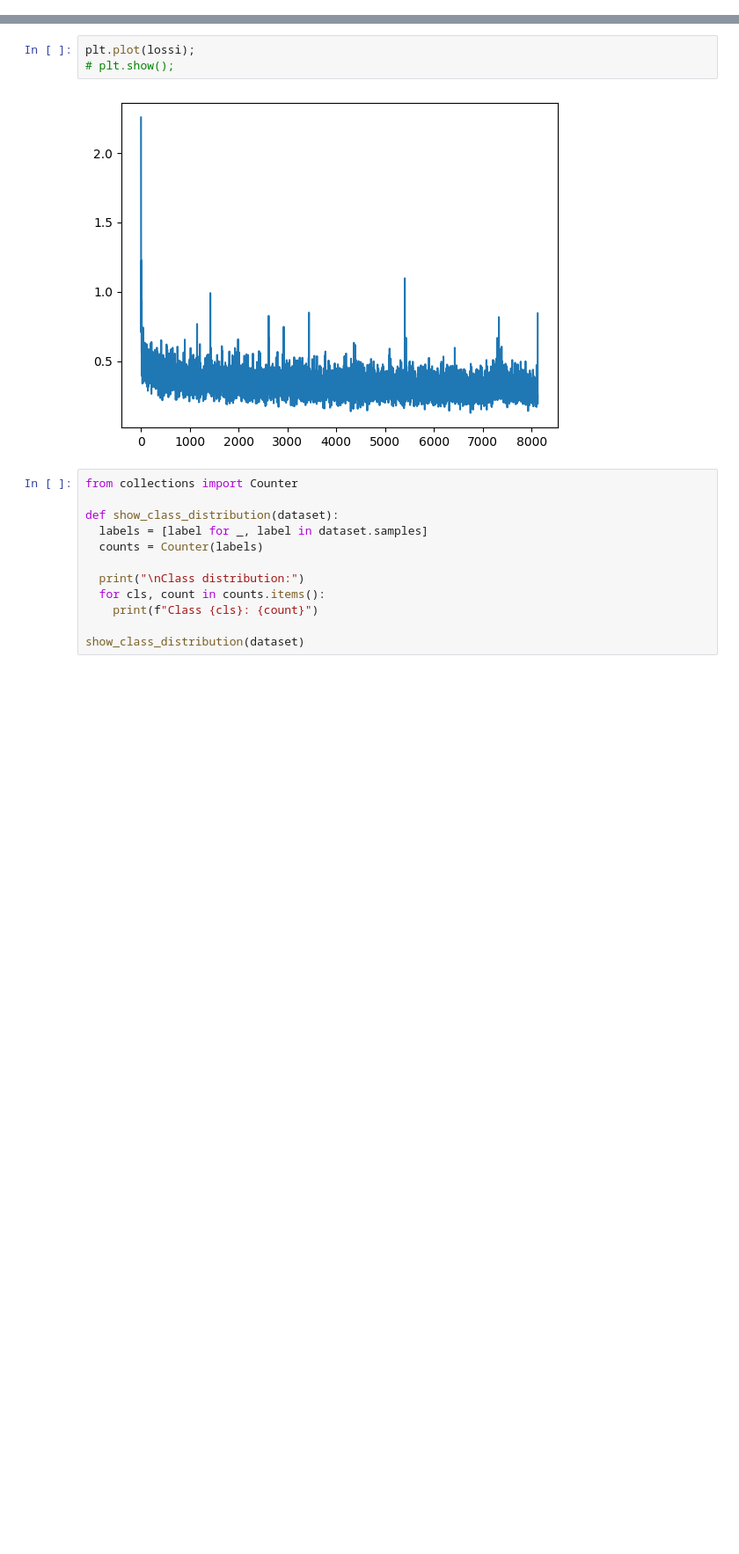
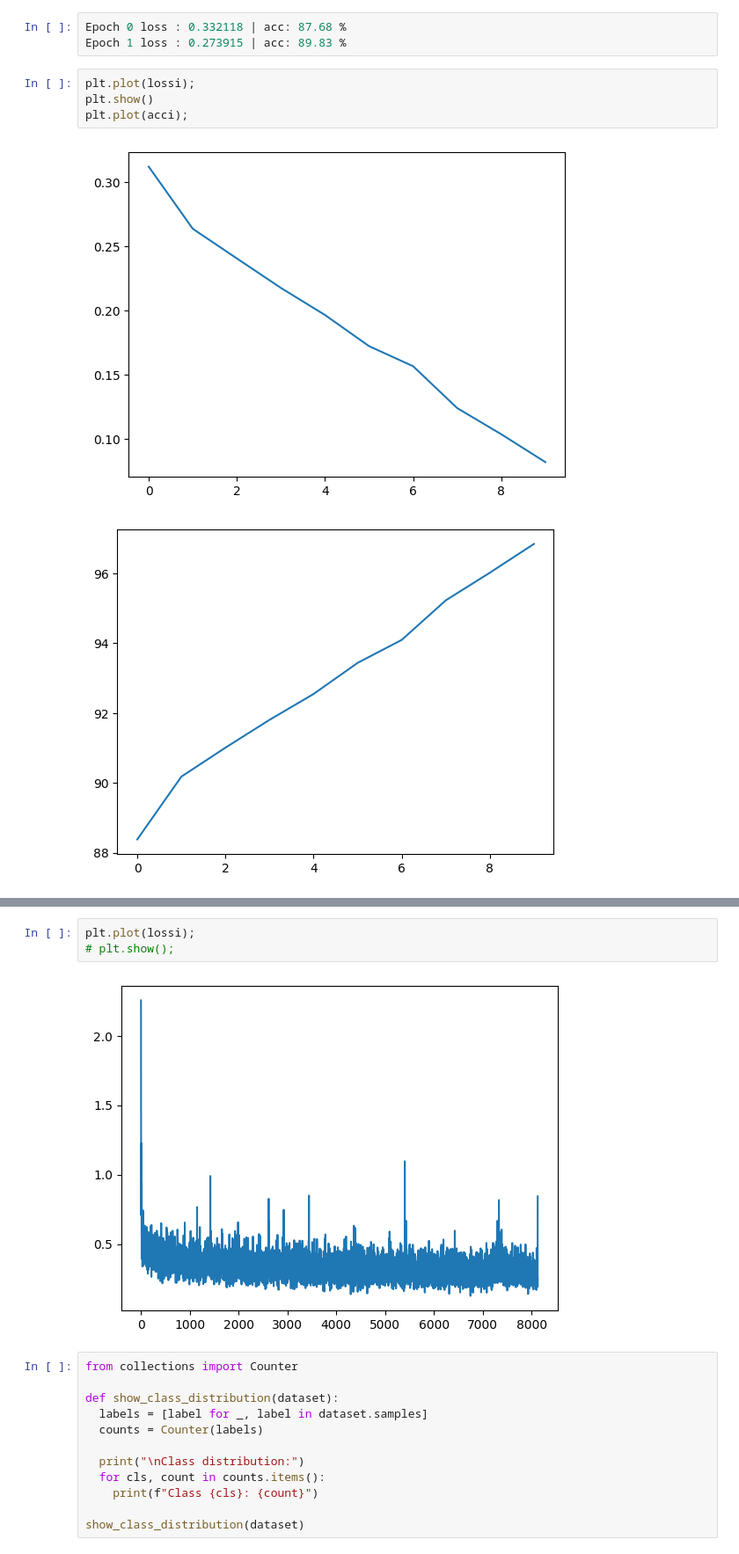
Before and after one commit to kpetrakis-eden/ml-sandbox, a Jupyter notebook: notebooks/Classification.ipynb, the cells around one changed output, grey strips where cells are left out. Shown at 88% size. Saved outputs shown, nothing was run; the diff lists cells and outputs as text; blank space fills up the shorter version.

```diff
--- a/notebooks/Classification.ipynb
+++ b/notebooks/Classification.ipynb
@@ -98 +240,11 @@ optimizer = Adam(model.parameters(), lr=lr)
+# %%
+Epoch 0 loss : 0.332118 | acc: 87.68 %
+Epoch 1 loss : 0.273915 | acc: 89.83 %
+# %%
+plt.plot(lossi);
+plt.show()
+plt.plot(acci);
+# %% [output]
+[figure, added]
+[figure, added]
 # %%
```
Also changed, not shown: parts of 7 cells of this notebook.
